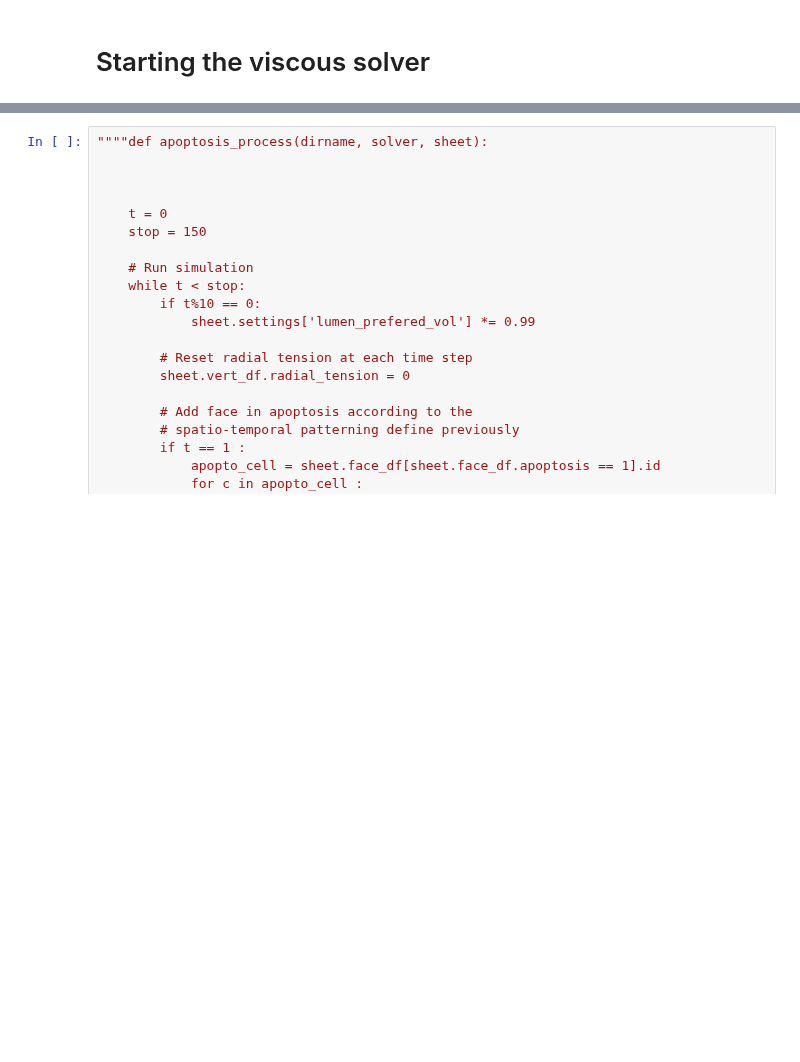
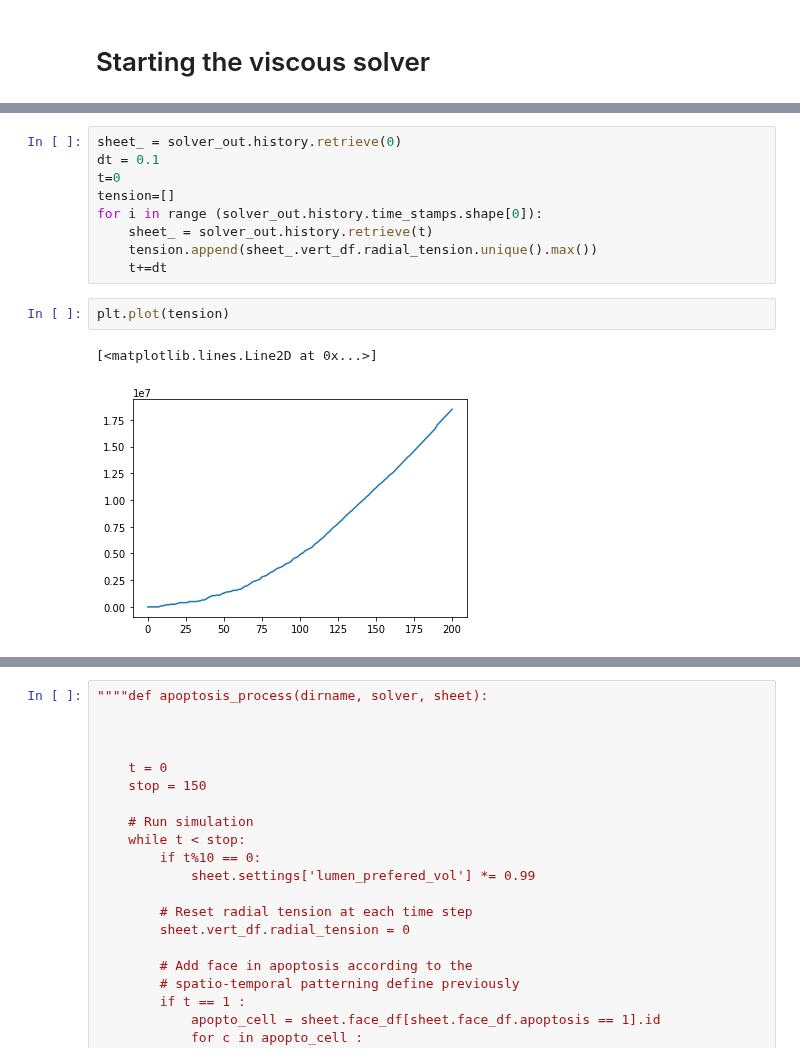
Before and after one commit to suzannelab/polarity, a Jupyter notebook: notebooks/BasicTissueApoptosisSuperEgg-ProbaApoptosis-OneFold-ViscousSolver.ipynb, the cells around one changed output, grey strips where cells are left out. Saved outputs shown, nothing was run; the diff lists cells and outputs as text; blank space fills up the shorter version.

```diff
--- a/notebooks/BasicTissueApoptosisSuperEgg-ProbaApoptosis-OneFold-ViscousSolver.ipynb
+++ b/notebooks/BasicTissueApoptosisSuperEgg-ProbaApoptosis-OneFold-ViscousSolver.ipynb
@@ -341,2 +350,16 @@ ____________
+# %%
+sheet_ = solver_out.history.retrieve(0)
+dt = 0.1
+t=0
+tension=[]
+for i in range (solver_out.history.time_stamps.shape[0]):
+    sheet_ = solver_out.history.retrieve(t)
+    tension.append(sheet_.vert_df.radial_tension.unique().max())
+    t+=dt
+# %%
+plt.plot(tension)
+# %% [output]
+[<matplotlib.lines.Line2D at 0x...>]
+[figure, added]
 # %%
 eerterg
```
Also changed, not shown: parts of 18 cells of this notebook, 3 other files.
